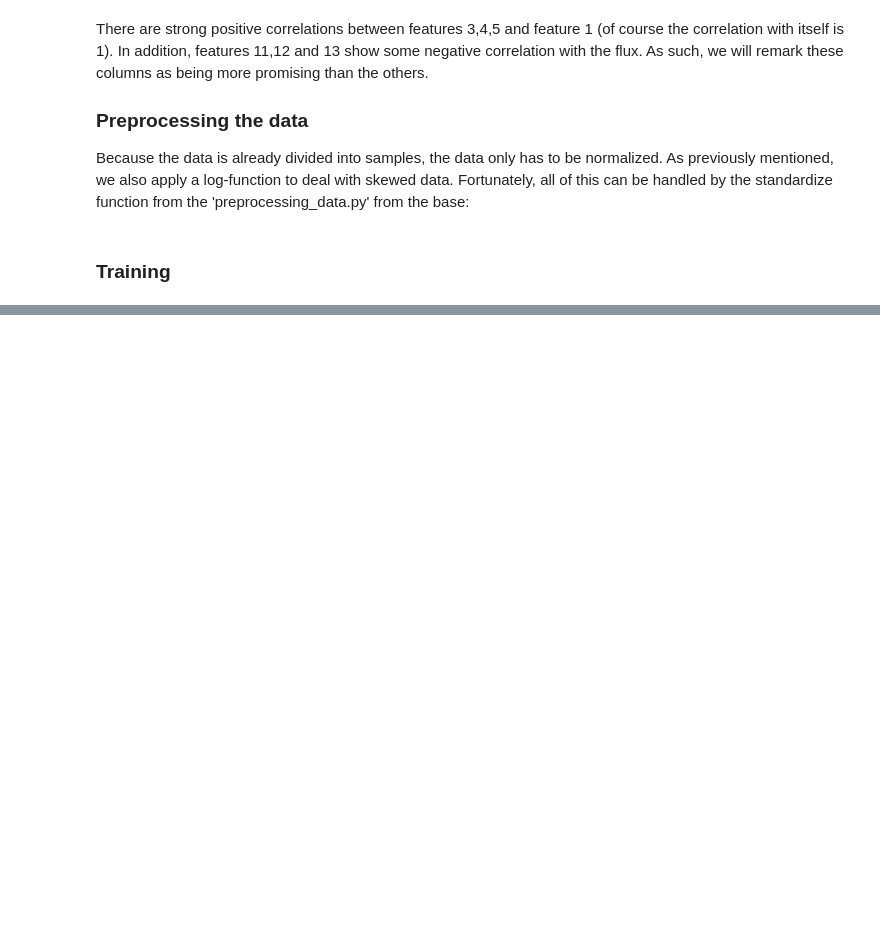
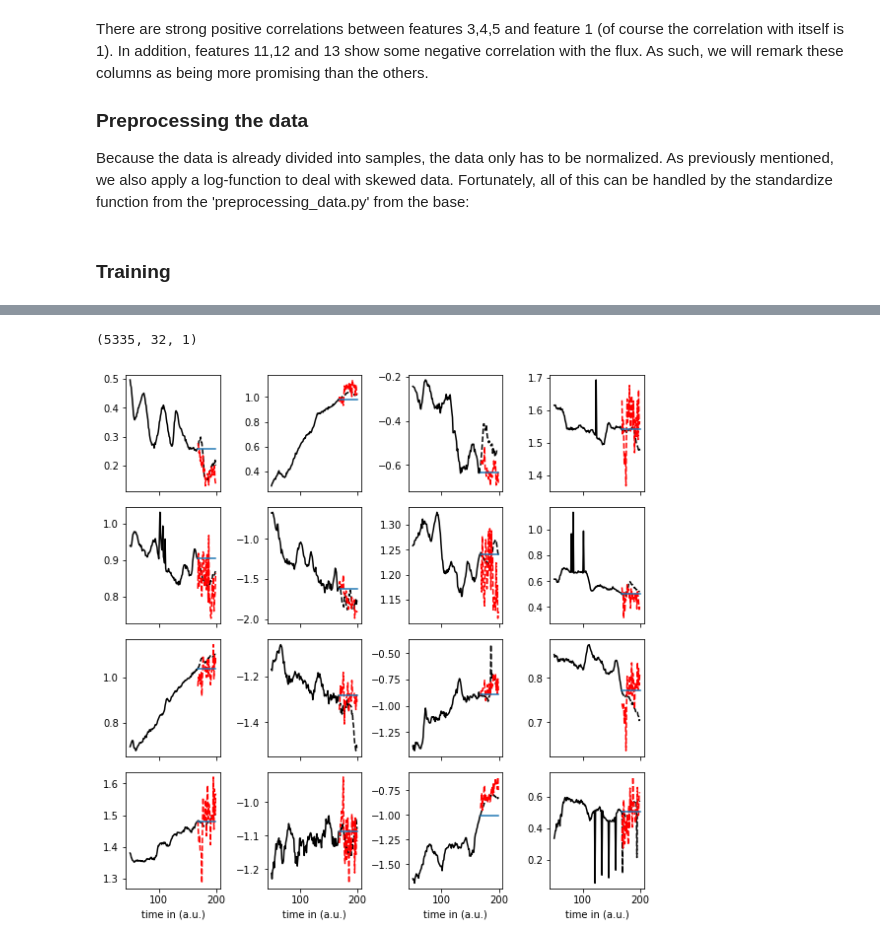
Before and after one commit to HiddeKanger/SCINet, a Jupyter notebook: exp/solar/Solar_Active_Regions.ipynb, the cells around one changed output, grey strips where cells are left out. Saved outputs shown, nothing was run; the diff lists cells and outputs as text; code cells hidden in the pictures; blank space fills up the shorter version.

```diff
--- a/exp/solar/Solar_Active_Regions.ipynb
+++ b/exp/solar/Solar_Active_Regions.ipynb
@@ -148,0 +183,36 @@ Epoch 1/50
+# %%
+N_columns = 4
+N_rows = 4
+N_plots = N_columns * N_rows
+
+samples = np.random.randint(0,X_test_proc.shape[0], size = N_plots)
+y_pred = model.predict(X_test_proc[:,:,columns])[1]
+print(np.shape(y_pred))
+# %% [output]
+(5335, 32, 1)
+# %%
+y_test_flux_naive = np.stack((X_test_proc[:,-1, 0] for _ in range(Y_len)),axis = 1)
+# %%
+import matplotlib.pyplot as plt
+
+skip_x = 50
+time_x = np.arange(skip_x,X_len)
+time_y = np.arange(X_len,X_len+Y_len)
+
+fig, axes = plt.subplots(N_rows, N_columns, figsize = (8,8), sharex= True)
+
+for i, sample in enumerate(samples):
+
+    row = i//N_columns
+    col = i%N_columns
+
+    axes[row, col].plot(time_x, X_test_proc[sample,skip_x:,0], color = 'black')
+    axes[row, col].plot(time_y, y_test_proc[sample,:,0], color = 'black', ls = '--')
+    axes[row, col].plot(time_y, y_pred[sample,:,:], color = 'red', ls = '--')
+    axes[row, col].plot(time_y, y_test_flux_naive[sample,:])
+
+    axes[N_rows-1,col].set_xlabel('time in (a.u.)')
+
+plt.tight_layout()
+# %% [output]
+[figure, added]
```
Also changed, not shown: parts of 3 cells of this notebook, 5 other files.
